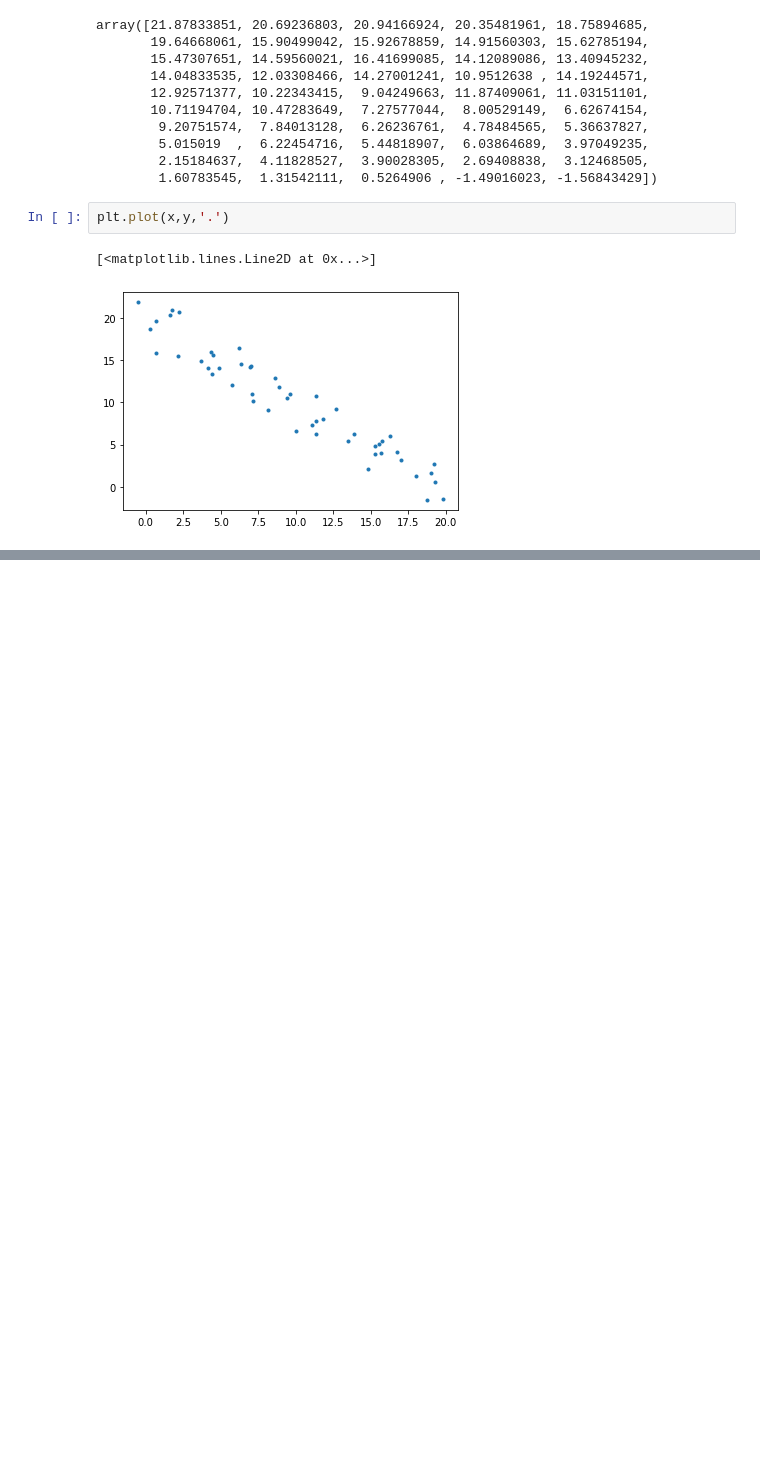
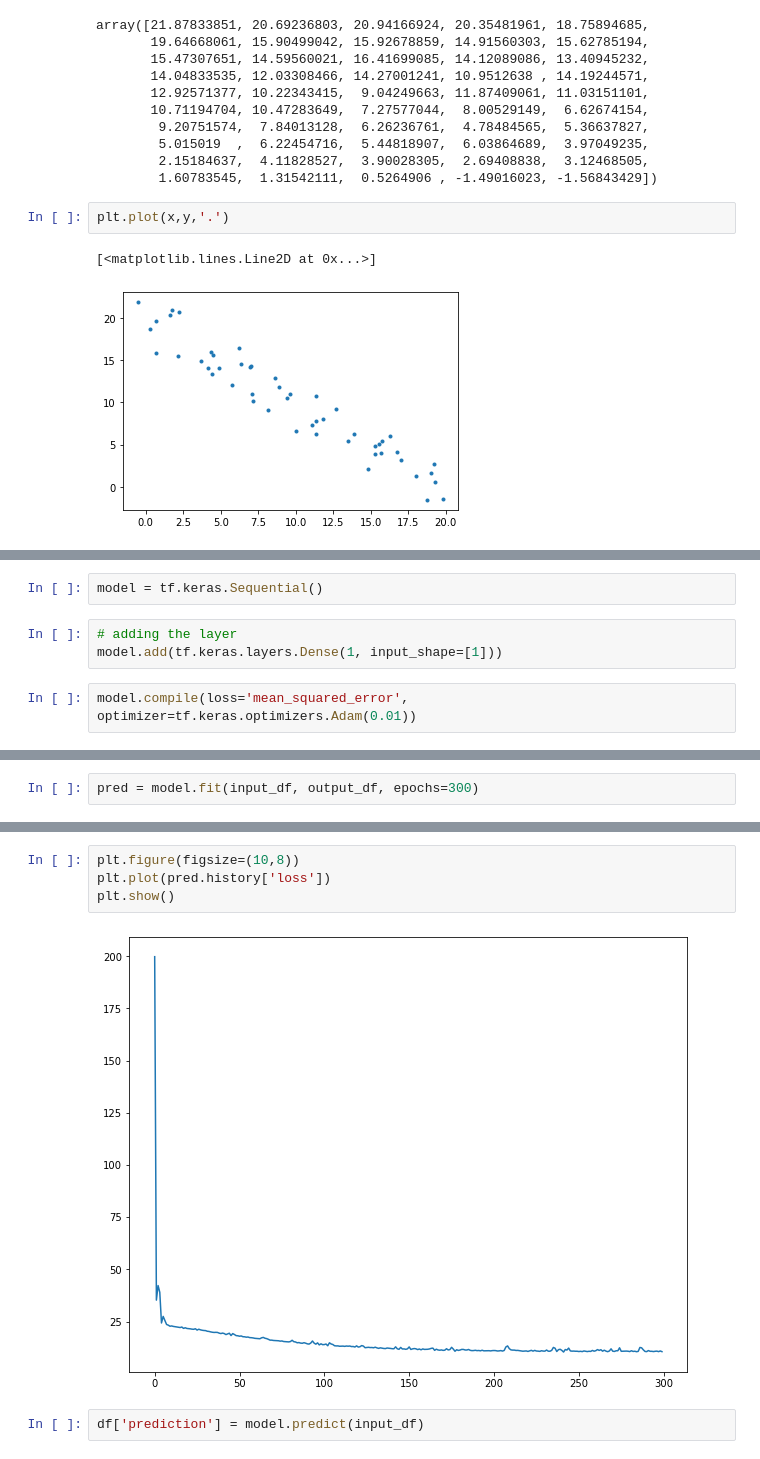
Before and after one commit to imvdharmesh/Dcodetech, a Jupyter notebook: Deep Learning/Lectures/Introduction To TensorFlow.ipynb, the cells around one changed output, grey strips where cells are left out. Drawn from its saved outputs; the diff is of its cells as text; blank space fills up the shorter version.

```diff
--- a/Deep Learning/Lectures/Introduction To TensorFlow.ipynb
+++ b/Deep Learning/Lectures/Introduction To TensorFlow.ipynb
@@ -174,0 +242,7 @@ plt.plot(x,y,'.')
+# %%
+model = tf.keras.Sequential()
+# %%
+# adding the layer
+model.add(tf.keras.layers.Dense(1, input_shape=[1]))
+# %%
+model.compile(loss='mean_squared_error', optimizer=tf.keras.optimizers.Adam(0.01))
@@ -174,0 +263,2 @@ plt.plot(x,y,'.')
+# %%
+pred = model.fit(input_df, output_df, epochs=300)
@@ -174,0 +283,8 @@ plt.plot(x,y,'.')
+# %%
+plt.figure(figsize=(10,8))
+plt.plot(pred.history['loss'])
+plt.show()
+# %% [output]
+[figure, added]
+# %%
+df['prediction'] = model.predict(input_df)
```
Also changed, not shown: parts of 16 cells of this notebook.
